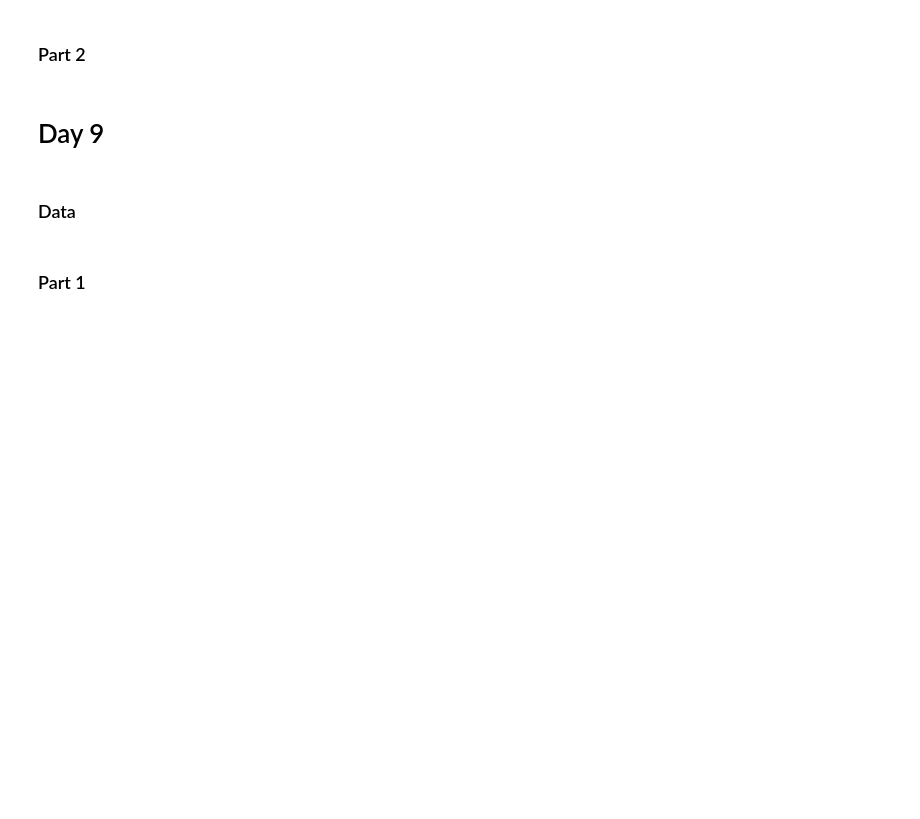
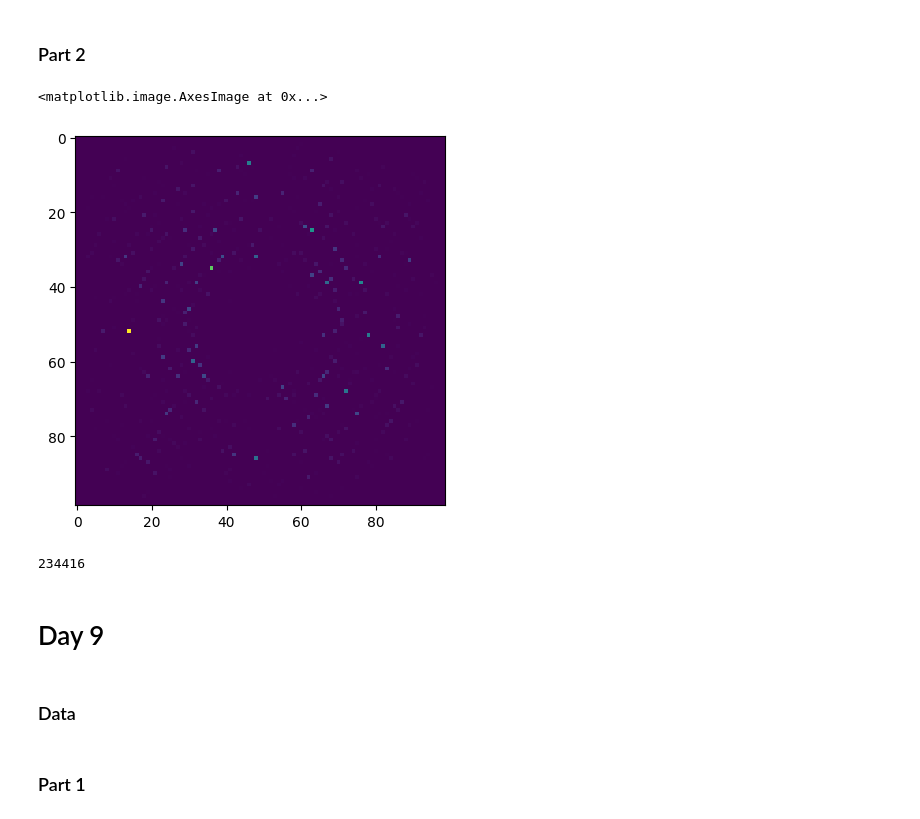
Before and after one commit to Sander-Sebregts/aoc_22, a Jupyter notebook: adventofcode_22.ipynb, the cells around one changed output. Saved outputs shown, nothing was run; the diff lists cells and outputs as text; code cells hidden in the pictures; blank space fills up the shorter version.

```diff
--- a/adventofcode_22.ipynb
+++ b/adventofcode_22.ipynb
@@ -385,5 +436,48 @@ print(folder_size)
 # %% [markdown]
 ### Part 2
+# %%
+def view_distance(grid, location):
+    max_dim = len(grid)
+    consideration_height = grid[location[0]][location[1]]
+    view_distances = [0,0,0,0]
+    for dy in range(location[0]+1,max_dim):
+        view_distances[0]+=1
+        if grid[dy][location[1]]>=consideration_height:
+            break
+
+    for dy in range(location[0]-1,-1,-1):
+        view_distances[1]+=1
+        if grid[dy][location[1]]>=consideration_height:
+            break
+
+    for dx in range(location[1]+1,max_dim):
+        view_distances[2]+=1
+        if grid[location[0]][dx]>=consideration_height:
+            break
+
+    for dx in range(location[1]-1,-1,-1):
+        view_distances[3]+=1
+        if grid[location[0]][dx]>=consideration_height:
+            break
+
+    return view_distances
+# %%
+from functools import reduce
+
+scenic_values = np.zeros((dims,dims))
+
+for x in range(1,dims-1):
+    for y in range(1,dims-1):
+        scenic_values[x,y] = reduce(lambda x, y: x*y, view_distance(grid=input_data,location=[x,y]))
+
+plt.imshow(scenic_values)
+# %% [output]
+<matplotlib.image.AxesImage at 0x...>
+[figure, added]
+# %%
+int(scenic_values.max())
+# %% [output]
+234416
 # %% [markdown]
 # Day 9
 # %% [markdown]
```
Also changed, not shown: parts of 4 cells of this notebook, 1 other file.
